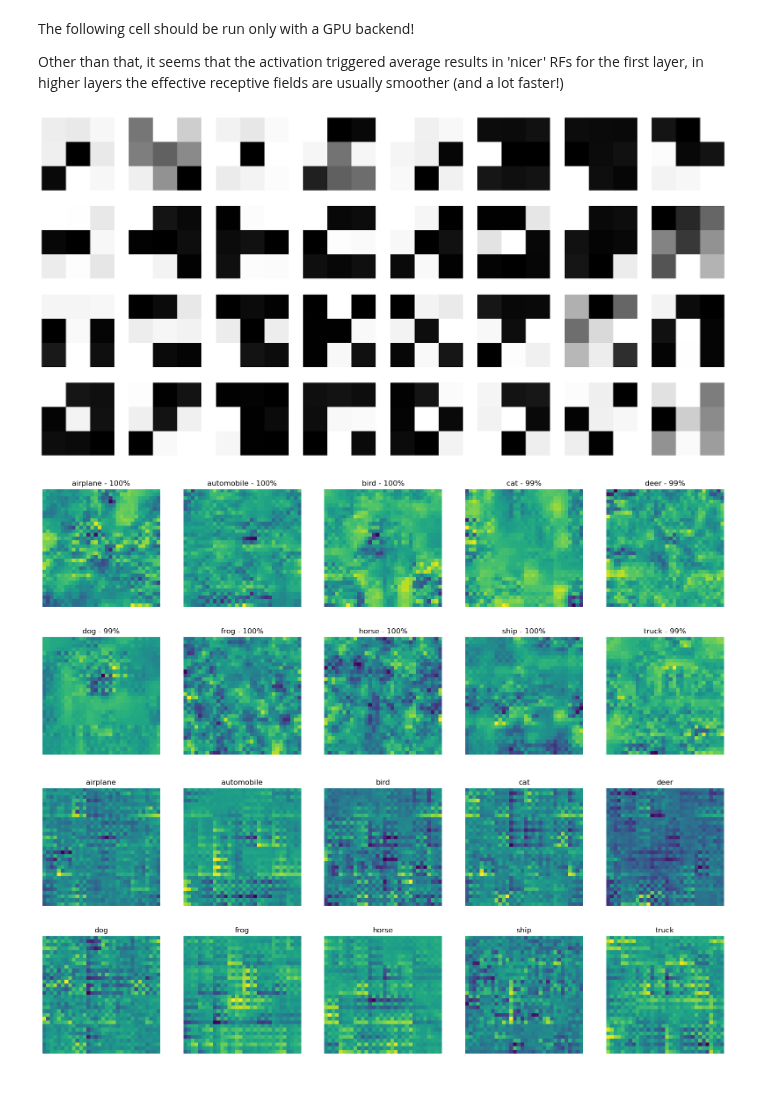
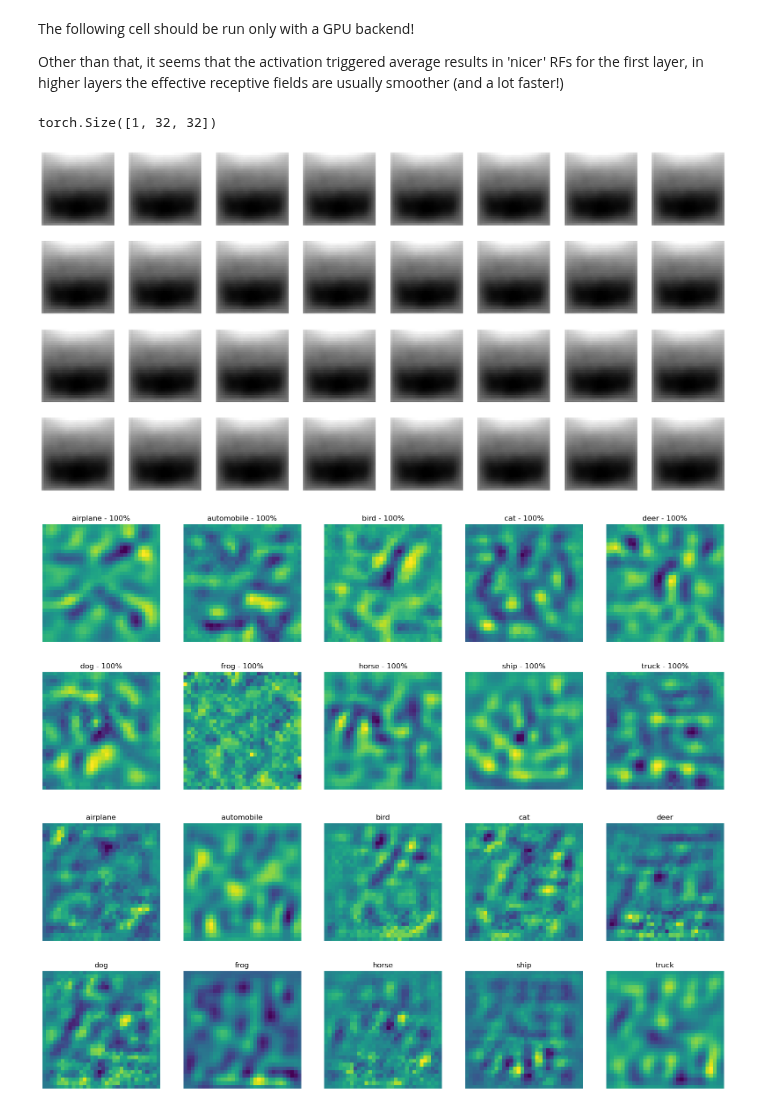
Before and after one commit to fabioseel/receptive-fields, a Jupyter notebook: src/evaluation.ipynb, the cells around one changed output. Saved outputs shown, nothing was run; the diff lists cells and outputs as text; code cells hidden in the pictures.

```diff
--- a/src/evaluation.ipynb
+++ b/src/evaluation.ipynb
@@ -13,0 +13,3 @@ import retinal_rl_wrapper as retinal_stats
+# %%
+device = torch.device("cuda" if torch.cuda.is_available() else "cpu")
+print("Using", device)
@@ -14,11 +18,11 @@ import retinal_rl_wrapper as retinal_stats
 # %%
-model = load_model("../models/lindsey_analogon_minikernel")
+model = load_model("../models/lindsey32grey")
 transf = [transforms.ToTensor()]
-in_channels = model.in_channelss
+in_channels = model.in_channels
 if in_channels==1:
     transf.append(transforms.Grayscale())
 train_data = datasets.CIFAR10(root="../data", train=True, download=True, transform=transforms.Compose(transf))
-train_loader = DataLoader(train_data, batch_size=256, shuffle=False)
+train_loader = DataLoader(train_data, batch_size=2048, shuffle=False)
 
 summary(model)
 # %% [output]
@@ -65,7 +70,7 @@ Estimated Total Size (MB): 6.91
 ## Intermediate Representation
 # %%
 imgs = next(iter(train_loader))
-processed = model[:3](imgs[0]).detach()
+processed = model[:3](imgs[0].to(device)).cpu().detach()
 
 fig, axes = plt.subplots(2, 10, figsize=(20,4))
 for ax, im in zip(axes[0], imgs[0]):
@@ -79,13 +84,13 @@ for ax, im in zip(axes[1], processed):
 # %% [markdown]
 ## Receptive Fields
 # %%
-eff_rfs = effective_receptive_field(model[:3], n_batch=1, fill_value=0.5)
+eff_rfs = effective_receptive_field(model[:5], n_batch=1, fill_value=0.5, device=device)  # TODO: High prio: fix bug in rf size estimation! padding? dilation, stride?
 if len(eff_rfs)==1:
     plt.imshow(torch.mean(eff_rfs[0], dim=0), cmap="gray")
     plt.axis('off')
 else:
     fig, axes = plt.subplots(4, 8, figsize=(24,12))
     for eff_rf, ax in zip(eff_rfs, axes.flat):
-        ax.imshow(torch.mean(eff_rf, dim=0), cmap="gray")
+        ax.imshow(torch.mean(normalizeZeroOne(eff_rf), dim=0), cmap="gray")
         ax.axis('off')
 # %% [output]
@@ -94,35 +99,39 @@ UnboundLocalError: cannot access local variable 'in_size' where it is not associ
 The following cell should be run only with a GPU backend!
 
 Other than that, it seems that the activation triggered average results in 'nicer' RFs for the first layer, in higher layers the effective receptive fields are usually smoother (and a lot faster!)
+# %%
+train_loader.dataset[0][0].shape
+# %% [output]
+torch.Size([1, 32, 32])
 # %%
-eff_rfs = activation_triggered_average(model[:1], n_iter=256)
+eff_rfs = dataset_average(model[:5], train_loader, device=device) # TODO: Also buggy? :D
 
 if len(eff_rfs)==1:
     plt.imshow(torch.mean(eff_rfs[0], dim=0), cmap="gray")
     plt.axis('off')
 else:
     fig, axes = plt.subplots(4, 8, figsize=(24,12))
     for eff_rf, ax in zip(eff_rfs, axes.flat):
         ax.imshow(torch.mean(eff_rf, dim=0), cmap="gray")
         ax.axis('off')
 # %% [output]
-[figure, old version]
+[figure, new version]
 # %%
-back_maxs = backprop_maximization(model[:-1], n_iter=128, batch_size=1, reduction=True, smoothened=True)
+back_maxs = backprop_maximization(model[:-1], n_iter=128, batch_size=1, reduction=True, smoothened=True, device=device)
 
 fig, axes = plt.subplots(2, 5, figsize=(20,8))
 for class_name, back_max, ax in zip(train_data.classes, back_maxs, axes.flat):
-    out = model(back_max.repeat(1,1,1,1))
+    out = model(back_max.repeat(1,1,1,1).to(device))
     index = out.argmax()
     prob = out.max()
 
-    ax.imshow(back_max.movedim(0,2))
+    ax.imshow(back_max.movedim(0,2).cpu())
     ax.axis('off')
     ax.set_title(class_name + " - {0:.0%}".format(prob))
 # %% [output]
-[figure, old version]
+[figure, new version]
 # %%
-eff_rfs = effective_receptive_field(model, n_batch=512)
+eff_rfs = effective_receptive_field(model, n_batch=2048, device=device)
 fig, axes = plt.subplots(2, 5, figsize=(20,8))
 
 for class_name, eff_rf, ax  in zip(train_data.classes, eff_rfs, axes.flat):
@@ -130,4 +139,4 @@ for class_name, eff_rf, ax  in zip(train_data.classes, eff_rfs, axes.flat):
     ax.axis('off')
     ax.set_title(class_name)
 # %% [output]
-[figure, old version]
+[figure, new version]
```
Also changed, not shown: parts of 6 cells of this notebook, 2 other files.
